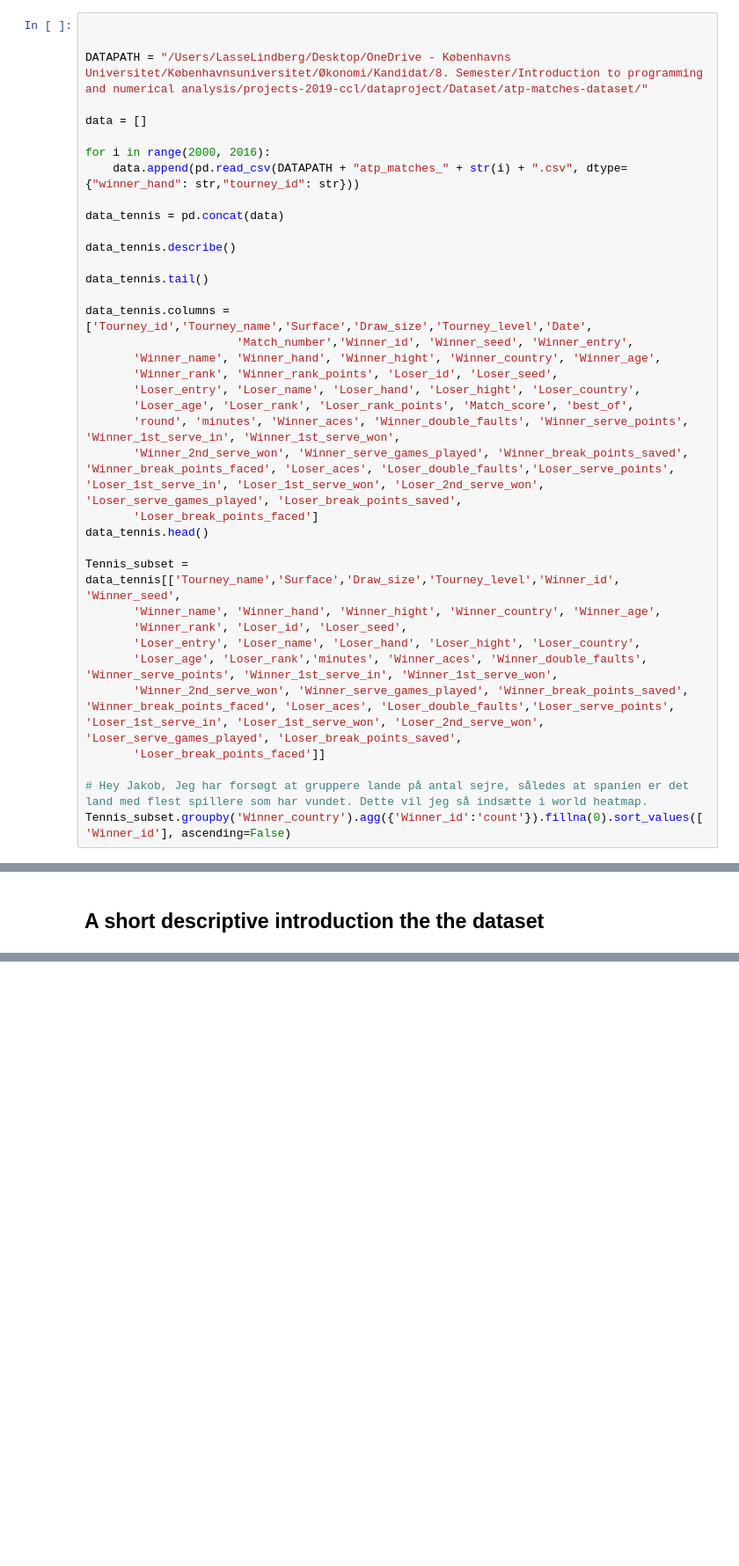
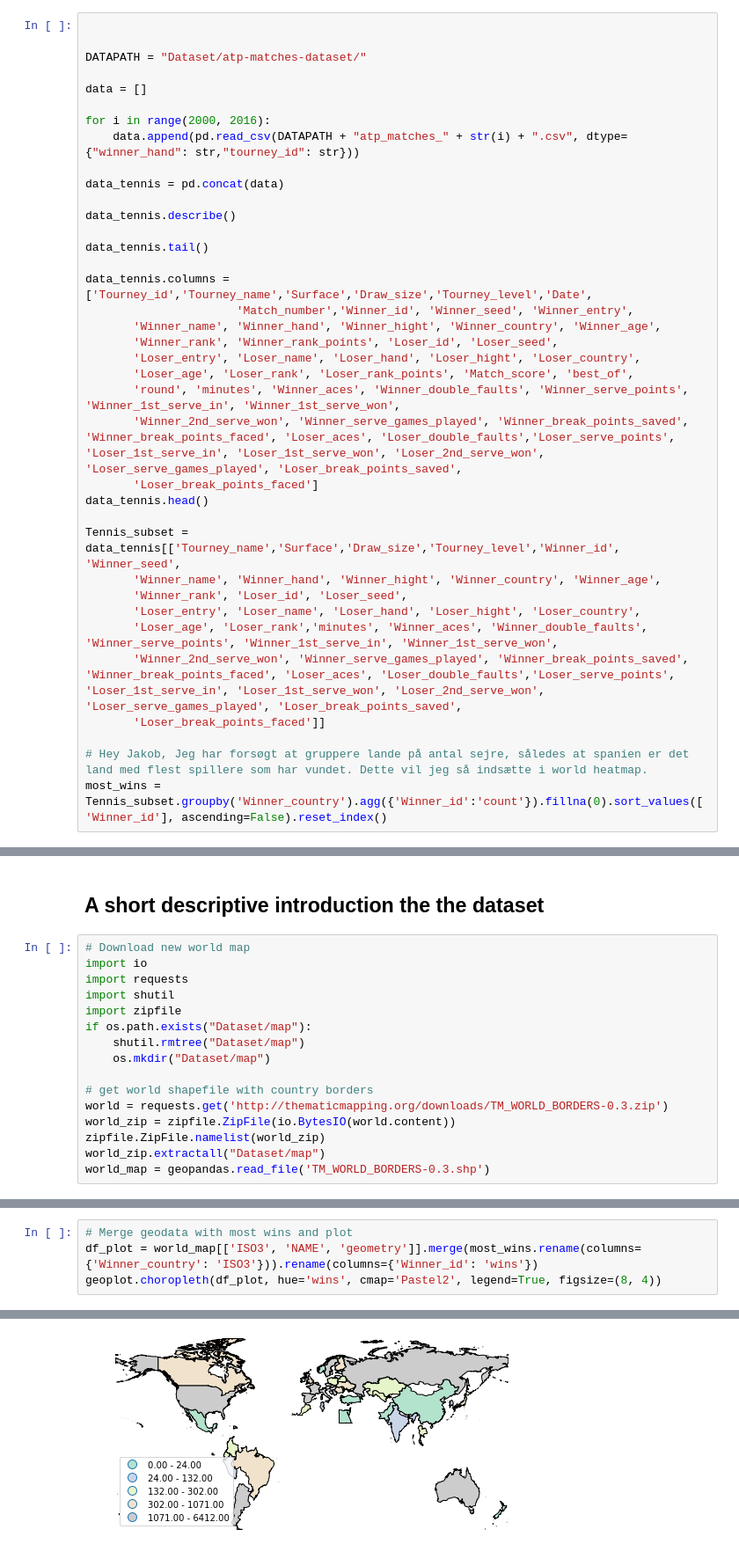
Before and after one commit to NumEconCopenhagen/projects-2019-ccl, a Jupyter notebook: dataproject/dataProject.ipynb, the cells around one changed output, grey strips where cells are left out. Shown at 88% size. Saved outputs shown, nothing was run; the diff lists cells and outputs as text; blank space fills up the shorter version.

Commit message:
Add geoplot

```diff
--- a/dataproject/dataProject.ipynb
+++ b/dataproject/dataProject.ipynb
@@ -75,7 +75,7 @@ Tennis_mod.head()
 # %%
 
 
-DATAPATH = "/Users/LasseLindberg/Desktop/OneDrive - Københavns Universitet/Københavnsuniversitet/Økonomi/Kandidat/8. Semester/Introduction to programming and numerical analysis/projects-2019-ccl/dataproject/Dataset/atp-matches-dataset/"
+DATAPATH = "Dataset/atp-matches-dataset/"
 
 data = []
 
@@ -108,4 +108,4 @@ Tennis_subset = data_tennis[['Tourney_name','Surface','Draw_size','Tourney_level
        'Loser_break_points_faced']]
 
 # Hey Jakob, Jeg har forsøgt at gruppere lande på antal sejre, således at spanien er det land med flest spillere som har vundet. Dette vil jeg så indsætte i world heatmap.
-Tennis_subset.groupby('Winner_country').agg({'Winner_id':'count'}).fillna(0).sort_values(['Winner_id'], ascending=False)
+most_wins = Tennis_subset.groupby('Winner_country').agg({'Winner_id':'count'}).fillna(0).sort_values(['Winner_id'], ascending=False).reset_index()
@@ -132,5 +112,21 @@ Tennis_subset.groupby('Winner_country').agg({'Winner_id':'count'}).fillna(0).sor
 # %% [markdown]
 ## A short descriptive introduction the the dataset
+# %%
+# Download new world map
+import io
+import requests
+import shutil
+import zipfile
+if os.path.exists("Dataset/map"):
+    shutil.rmtree("Dataset/map")
+    os.mkdir("Dataset/map")
+
+# get world shapefile with country borders
+world = requests.get('http://thematicmapping.org/downloads/TM_WORLD_BORDERS-0.3.zip')
+world_zip = zipfile.ZipFile(io.BytesIO(world.content))
+zipfile.ZipFile.namelist(world_zip)
+world_zip.extractall("Dataset/map")
+world_map = geopandas.read_file('TM_WORLD_BORDERS-0.3.shp')
 # %%
 path = geopandas.datasets.get_path('naturalearth_lowres')
 df = geopandas.read_file(path)
@@ -149,0 +142,5 @@ ValueError: Wrong number of items passed 1, placement implies 73
+# %%
+# Merge geodata with most wins and plot
+df_plot = world_map[['ISO3', 'NAME', 'geometry']].merge(most_wins.rename(columns={'Winner_country': 'ISO3'})).rename(columns={'Winner_id': 'wins'})
+geoplot.choropleth(df_plot, hue='wins', cmap='Pastel2', legend=True, figsize=(8, 4))
+# %% [output]
@@ -149,0 +148 @@ ValueError: Wrong number of items passed 1, placement implies 73
+[figure, added]
```
Also changed, not shown: parts of 3 cells of this notebook.
